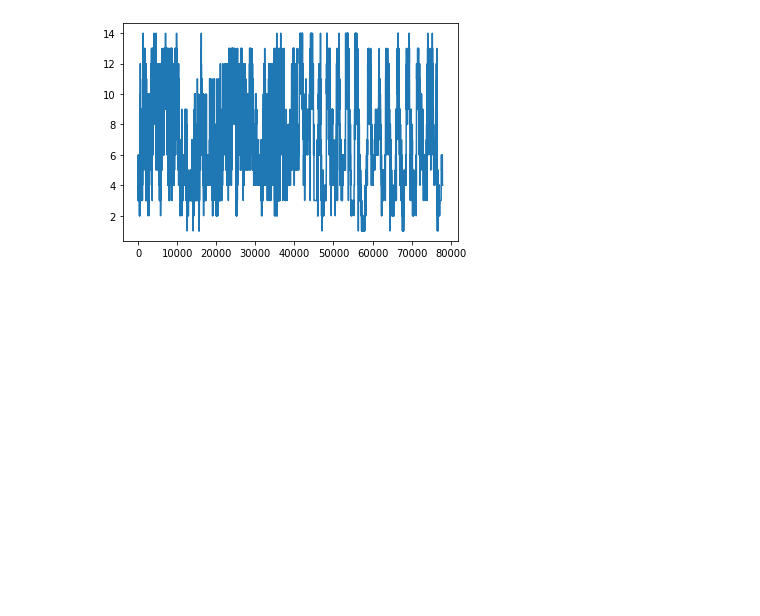
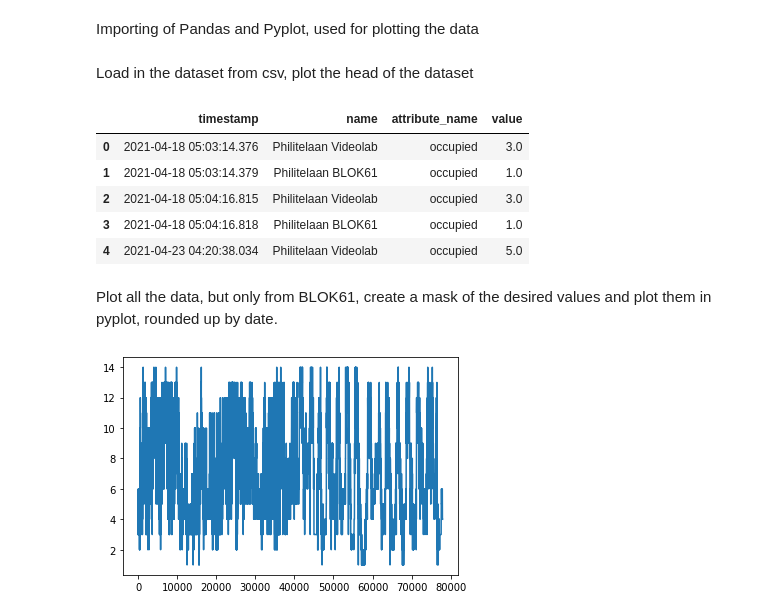
Before and after one commit to Niekvandam/OpenRemote-Series, a Jupyter notebook: data_discovery.ipynb, the cells around one changed output. Cells and saved outputs as stored; diff of their text form; code cells hidden in the pictures; blank space fills up the shorter version.

Commit message:
added documentation to data_discovery.ipynb

```diff
--- a/data_discovery.ipynb
+++ b/data_discovery.ipynb
@@ -1,3 +1,5 @@
+# %% [markdown]
+Importing of Pandas and Pyplot, used for plotting the data
 # %%
 import pandas as pd
 import matplotlib.pyplot as plt
@@ -6 +6,15 @@ barwidth = 0.25
+# %% [markdown]
+Load in the dataset from csv, plot the head of the dataset
+# %%
+df = pd.read_csv("datapoints.csv", parse_dates=[0])
+df.head()
+# %% [output]
+|  | timestamp | name | attribute_name | value |
+| 0 | 2021-04-18 05:03:14.376 | Philitelaan Videolab | occupied | 3.0 |
+| 1 | 2021-04-18 05:03:14.379 | Philitelaan BLOK61 | occupied | 1.0 |
+| 2 | 2021-04-18 05:04:16.815 | Philitelaan Videolab | occupied | 3.0 |
+| 3 | 2021-04-18 05:04:16.818 | Philitelaan BLOK61 | occupied | 1.0 |
+| 4 | 2021-04-23 04:20:38.034 | Philitelaan Videolab | occupied | 5.0 |
+# %% [markdown]
+Plot all the data, but only from BLOK61, create a mask of the desired values and plot them in pyplot, rounded up by date.
 # %%
```
Also changed, not shown: parts of 3 cells of this notebook, 4 other files.
